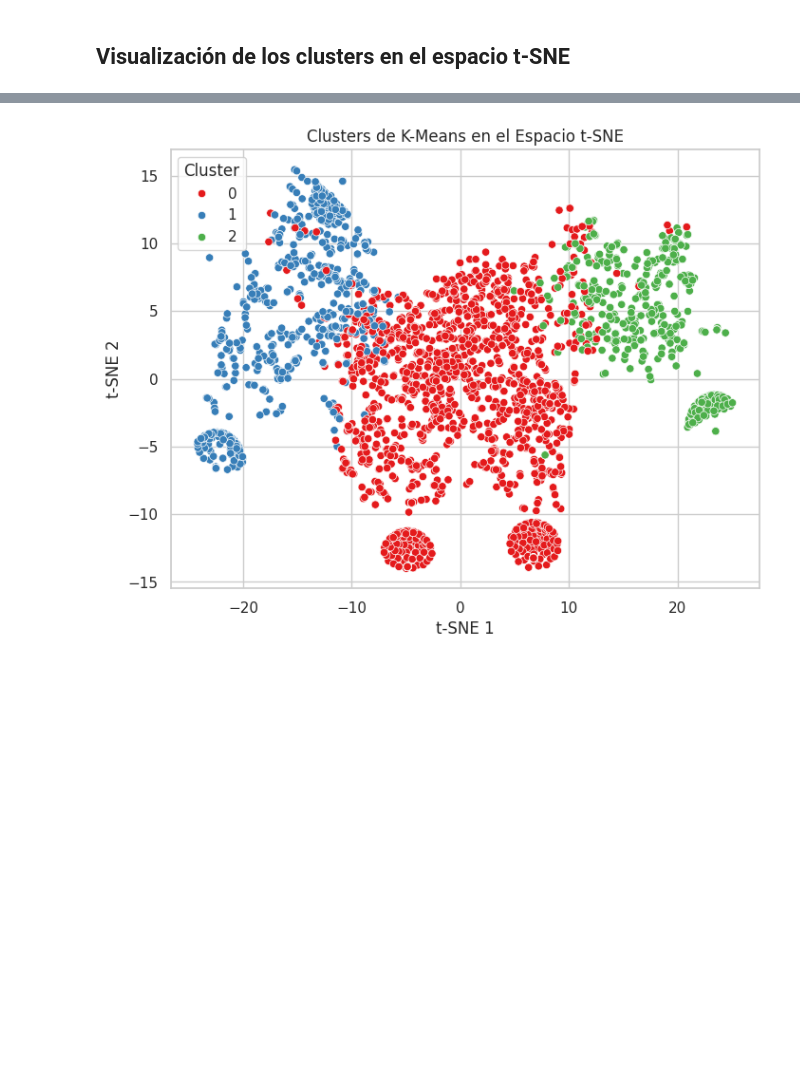
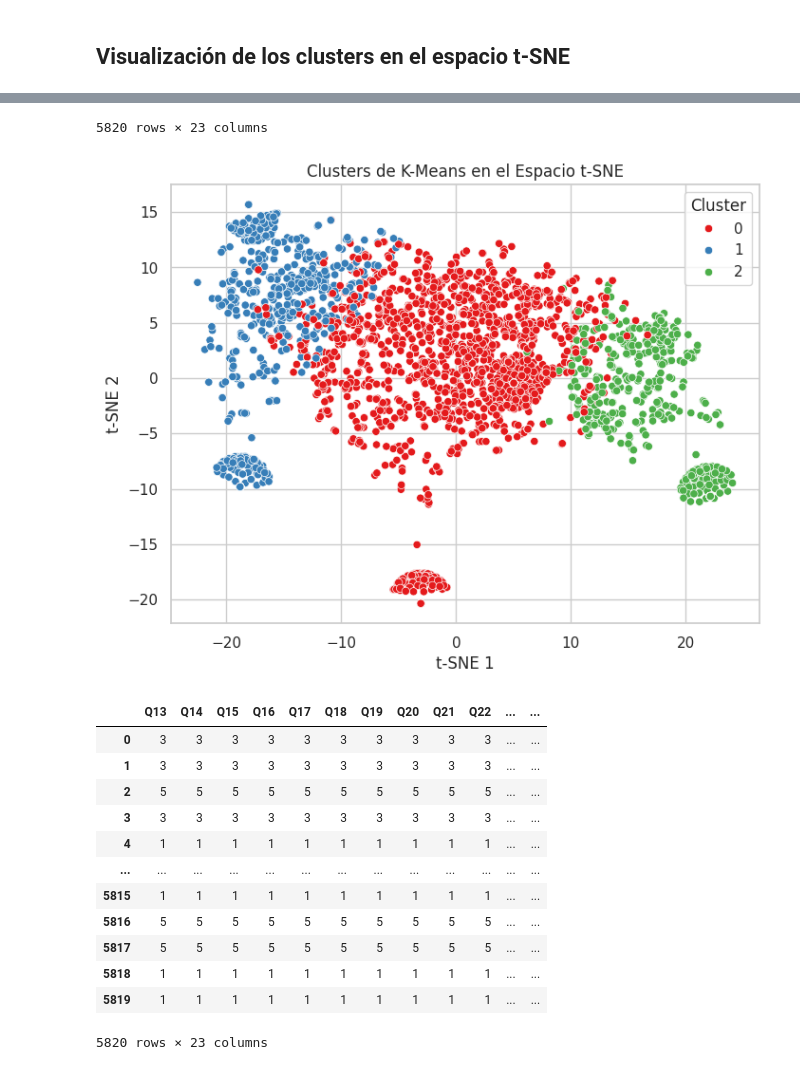
Before and after one commit to rhynzler/trabajo-final-aprendizaje-supervisado, a Jupyter notebook: nosupervisado_fix.ipynb, the cells around one changed output, grey strips where cells are left out. Drawn from its saved outputs; the diff is of its cells as text; code cells hidden in the pictures; blank space fills up the shorter version.

```diff
--- a/nosupervisado_fix.ipynb
+++ b/nosupervisado_fix.ipynb
@@ -228,11 +304,12 @@ plt.show()
 # %% [markdown]
 ## Visualización 2D de los 2 componentes principales usando PCA
 # %%
-pca = PCA(n_components=2)
+pca = PCA(n_components=3)
 pca_result = pca.fit_transform(questions_data)
 
 questions_data['PCA1'] = pca_result[:, 0]
 questions_data['PCA2'] = pca_result[:, 1]
+questions_data['PCA3'] = pca_result[:, 2]
 
 plt.figure(figsize=(8, 6))
 plt.scatter(x='PCA1', y='PCA2', data=questions_data, marker='o', s=50, alpha=0.7)
@@ -257,10 +324,9 @@ See the caveats in the documentation: https://pandas.pydata.org/pandas-docs/stab
 # %% [markdown]
 ## Visualización 2D de los 2 componentes principales usando t-SNE
 # %%
-tsne = TSNE(n_components=3, random_state=0)
+tsne = TSNE(n_components=3, random_state=0, perplexity=25)
 tsne_result = tsne.fit_transform(questions_data[questions_keys])
 
-# Añadir los componentes t-SNE al DataFrame
 questions_data['tSNE1'] = tsne_result[:, 0]
 questions_data['tSNE2'] = tsne_result[:, 1]
 
@@ -338,6 +383,7 @@ for i in (3, 4):
 # %%
 for i in (3, 4):
     plt.figure(figsize=(8, 6))
+    display(questions_data)
     sns.scatterplot(x='tSNE1', y='tSNE2', hue=f'Cluster{i}', data=questions_data, palette='Set1')
     plt.title('Clusters de K-Means en el Espacio t-SNE')
     plt.xlabel('t-SNE 1')
@@ -348 +406,15 @@ for i in (3, 4):
+5820 rows × 23 columns
-[figure, old version]
+[figure, new version]
+|  | Q13 | Q14 | Q15 | Q16 | Q17 | Q18 | Q19 | Q20 | Q21 | Q22 | ... | ... |
+| 0 | 3 | 3 | 3 | 3 | 3 | 3 | 3 | 3 | 3 | 3 | ... | ... |
+| 1 | 3 | 3 | 3 | 3 | 3 | 3 | 3 | 3 | 3 | 3 | ... | ... |
+| 2 | 5 | 5 | 5 | 5 | 5 | 5 | 5 | 5 | 5 | 5 | ... | ... |
+| 3 | 3 | 3 | 3 | 3 | 3 | 3 | 3 | 3 | 3 | 3 | ... | ... |
+| 4 | 1 | 1 | 1 | 1 | 1 | 1 | 1 | 1 | 1 | 1 | ... | ... |
+| ... | ... | ... | ... | ... | ... | ... | ... | ... | ... | ... | ... | ... |
+| 5815 | 1 | 1 | 1 | 1 | 1 | 1 | 1 | 1 | 1 | 1 | ... | ... |
+| 5816 | 5 | 5 | 5 | 5 | 5 | 5 | 5 | 5 | 5 | 5 | ... | ... |
+| 5817 | 5 | 5 | 5 | 5 | 5 | 5 | 5 | 5 | 5 | 5 | ... | ... |
+| 5818 | 1 | 1 | 1 | 1 | 1 | 1 | 1 | 1 | 1 | 1 | ... | ... |
+| 5819 | 1 | 1 | 1 | 1 | 1 | 1 | 1 | 1 | 1 | 1 | ... | ... |
+5820 rows × 23 columns
```
Also changed, not shown: parts of 20 cells of this notebook, 10 other files.
